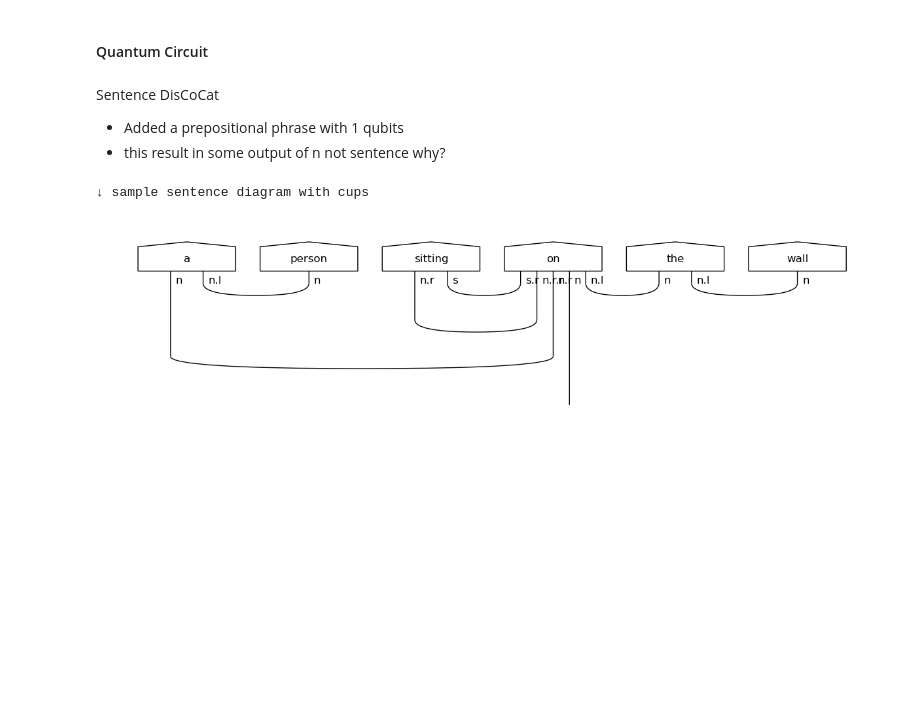
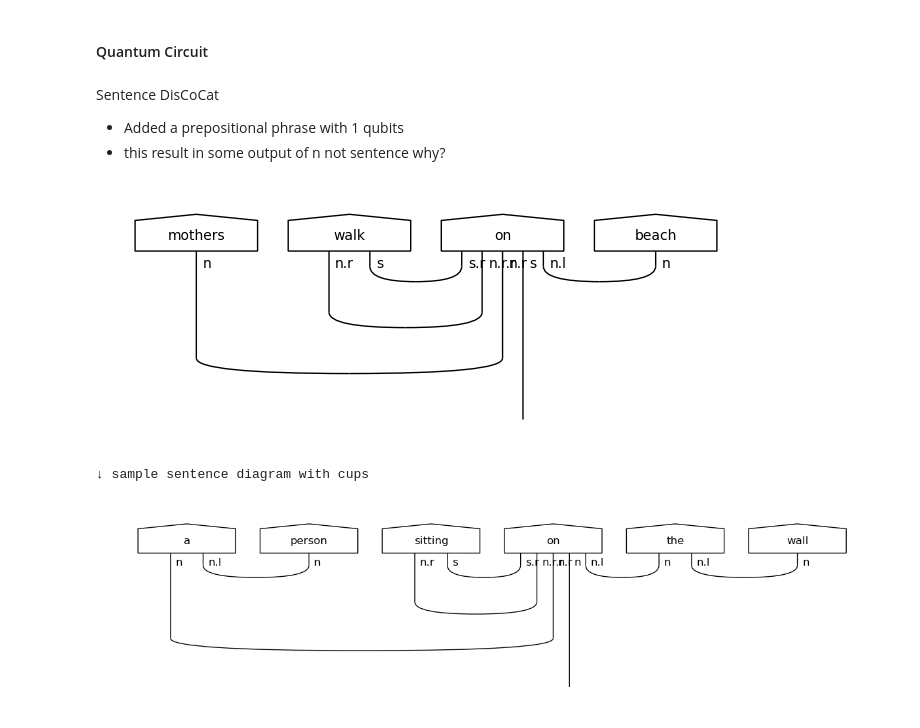
Before and after one commit to halaa901/QNLP-Thesis, a Jupyter notebook: implementation_2.ipynb, the cells around one changed output. Saved outputs shown, nothing was run; the diff lists cells and outputs as text; code cells hidden in the pictures; blank space fills up the shorter version.

```diff
--- a/implementation_2.ipynb
+++ b/implementation_2.ipynb
@@ -255,24 +283,30 @@ Sentence DisCoCat
 # %%
 from lambeq import BobcatParser, AtomicType, Sim14Ansatz, RemoveCupsRewriter
 
 remove_cups = RemoveCupsRewriter()
 
 # Parse the sentence and convert it into a string diagram
-sentences = clean_df["sentence"]
+# sentences = clean_df["sentence"]
+sentences = "mothers walk on beach"
 
 # # Use BobbcatParser
 parser = BobcatParser(verbose='suppress')
-raw_sentence_diagrams = [parser.sentence2diagram(sentence) for sentence in sentences]
+diag = parser.sentence2diagram(sentences)
+diag.draw()
 
-ansatz_sentence = Sim14Ansatz({AtomicType.NOUN: 1, AtomicType.SENTENCE: 1, AtomicType.PREPOSITIONAL_PHRASE: 1},n_layers=1)
+# raw_sentence_diagrams = [parser.sentence2diagram(sentence) for sentence in sentences]
 
-# print('↓ sample sentence diagram with cups')
-# raw_sentence_diagrams[1].draw(figsize=(14, 3), fontsize=12)
+# ansatz_sentence = Sim14Ansatz({AtomicType.NOUN: 1, AtomicType.SENTENCE: 1},n_layers=1)
+# # AtomicType.PREPOSITIONAL_PHRASE: 1
+# # print('↓ sample sentence diagram with cups')
+# # raw_sentence_diagrams[1].draw(figsize=(14, 3), fontsize=12)
 
-train_diagrams_sentence = [remove_cups(sentence_diagram) for sentence_diagram in raw_sentence_diagrams]
-train_circuits_sentence = [ansatz_sentence(diagram) for diagram in train_diagrams_sentence]
-# print('↓ sample sentence diagram without cups')
-# train_diagrams_sentence[1].draw()
+# train_diagrams_sentence = [remove_cups(sentence_diagram) for sentence_diagram in raw_sentence_diagrams]
+# train_circuits_sentence = [ansatz_sentence(diagram) for diagram in train_diagrams_sentence]
+# # print('↓ sample sentence diagram without cups')
+# # train_diagrams_sentence[1].draw()
+# %% [output]
+[figure, added]
 # %%
 print('↓ sample sentence diagram with cups')
 raw_sentence_diagrams[5].draw(figsize=(14, 3), fontsize=12)
```
Also changed, not shown: parts of 24 cells of this notebook.
